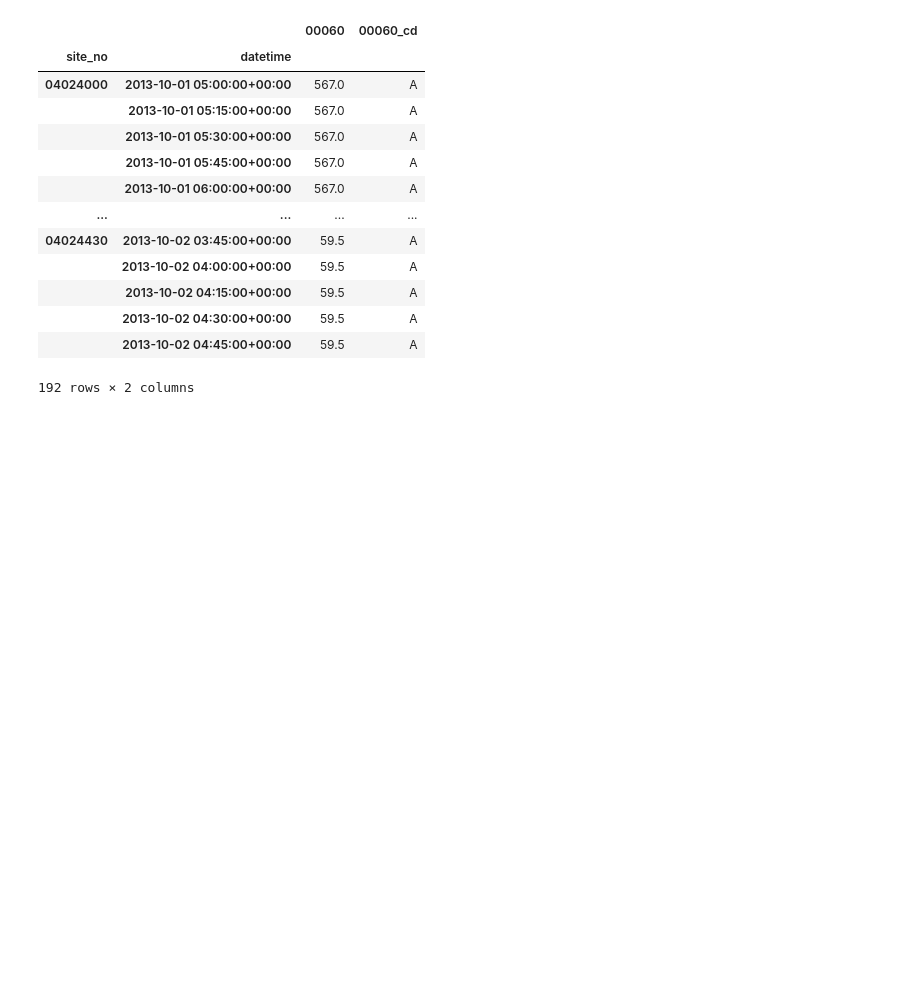
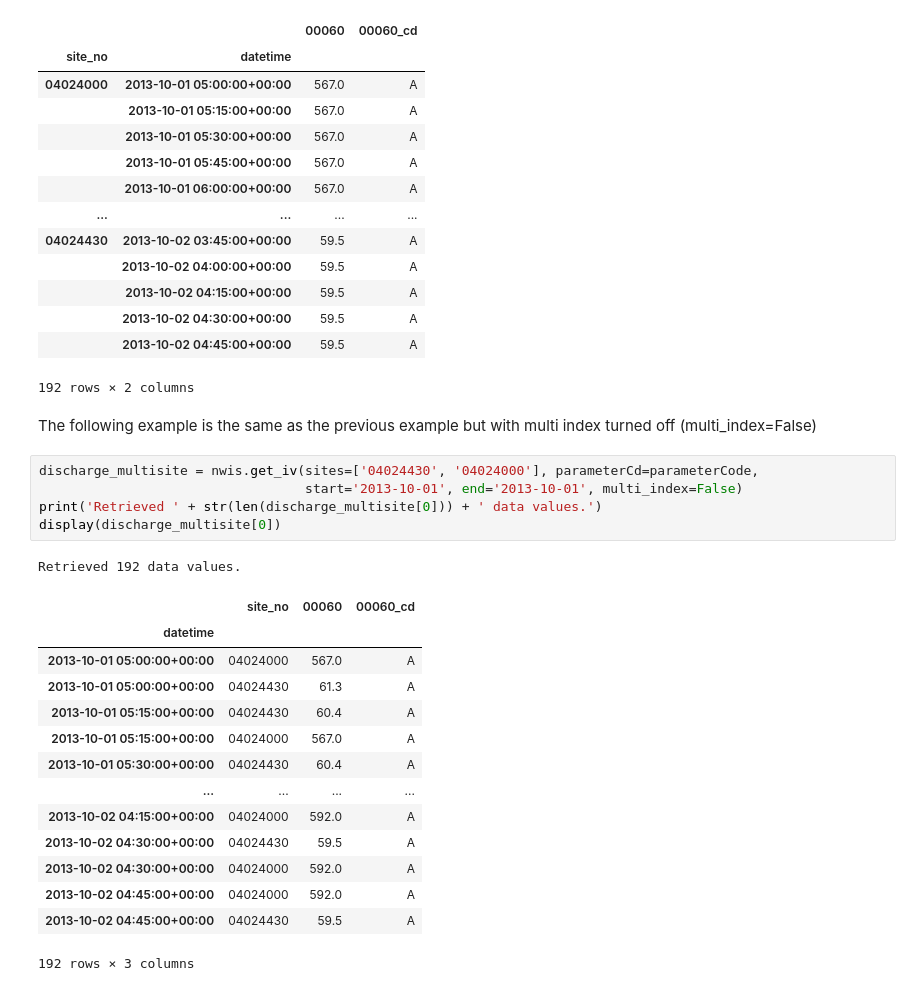
Before and after one commit to DOI-USGS/dataretrieval-python, a Jupyter notebook: examples/USGS_dataretrieval_UnitValues_Examples.ipynb, the cells around one changed output. Cells and saved outputs as stored; diff of their text form; blank space fills up the shorter version.

```diff
--- a/examples/USGS_dataretrieval_UnitValues_Examples.ipynb
+++ b/examples/USGS_dataretrieval_UnitValues_Examples.ipynb
@@ -202,3 +218,26 @@ Retrieved 192 data values.
 |  | 2013-10-02 04:30:00+00:00 | 59.5 | A |
 |  | 2013-10-02 04:45:00+00:00 | 59.5 | A |
 192 rows × 2 columns
+# %% [markdown]
+The following example is the same as the previous example but with multi index turned off (multi_index=False)
+# %%
+discharge_multisite = nwis.get_iv(sites=['04024430', '04024000'], parameterCd=parameterCode,
+                                  start='2013-10-01', end='2013-10-01', multi_index=False)
+print('Retrieved ' + str(len(discharge_multisite[0])) + ' data values.')
+display(discharge_multisite[0])
+# %% [output]
+Retrieved 192 data values.
+|  | site_no | 00060 | 00060_cd |
+| datetime |  |  |  |
+| 2013-10-01 05:00:00+00:00 | 04024000 | 567.0 | A |
+| 2013-10-01 05:00:00+00:00 | 04024430 | 61.3 | A |
+| 2013-10-01 05:15:00+00:00 | 04024430 | 60.4 | A |
+| 2013-10-01 05:15:00+00:00 | 04024000 | 567.0 | A |
+| 2013-10-01 05:30:00+00:00 | 04024430 | 60.4 | A |
+| ... | ... | ... | ... |
+| 2013-10-02 04:15:00+00:00 | 04024000 | 592.0 | A |
+| 2013-10-02 04:30:00+00:00 | 04024430 | 59.5 | A |
+| 2013-10-02 04:30:00+00:00 | 04024000 | 592.0 | A |
+| 2013-10-02 04:45:00+00:00 | 04024000 | 592.0 | A |
+| 2013-10-02 04:45:00+00:00 | 04024430 | 59.5 | A |
+192 rows × 3 columns
```
Also changed, not shown: parts of 2 cells of this notebook, 56 other files.
